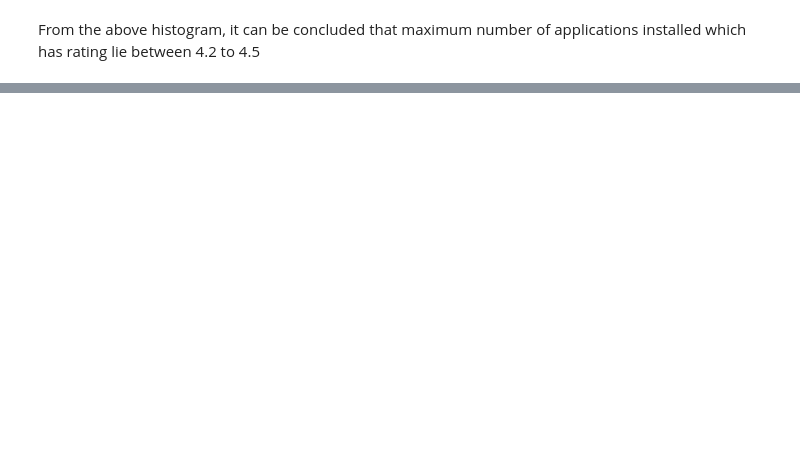
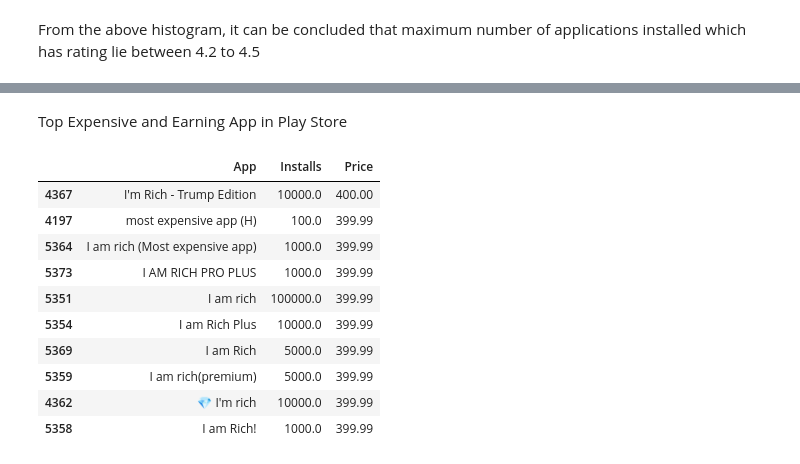
Before and after one commit to Sachin070292/Play-Store-App-Review-Analysis, a Jupyter notebook: Sachin_dubey_Play_Store_App_Review_Analysis.ipynb, the cells around one changed output, grey strips where cells are left out. Saved outputs shown, nothing was run; the diff lists cells and outputs as text; code cells hidden in the pictures; blank space fills up the shorter version.

```diff
--- a/Sachin_dubey_Play_Store_App_Review_Analysis.ipynb
+++ b/Sachin_dubey_Play_Store_App_Review_Analysis.ipynb
@@ -667,0 +661,18 @@ From the above histogram, it can be concluded that maximum number of application
+# %% [markdown]
+Top Expensive and Earning App in Play Store
+# %%
+paid_app = play_store_app[['App','Installs','Price']].sort_values(by= 'Price', ascending = False)
+# %%
+paid_app.head(10)  #top 10 paid app
+# %% [output]
+|  | App | Installs | Price |
+| 4367 | I'm Rich - Trump Edition | 10000.0 | 400.00 |
+| 4197 | most expensive app (H) | 100.0 | 399.99 |
+| 5364 | I am rich (Most expensive app) | 1000.0 | 399.99 |
+| 5373 | I AM RICH PRO PLUS | 1000.0 | 399.99 |
+| 5351 | I am rich | 100000.0 | 399.99 |
+| 5354 | I am Rich Plus | 10000.0 | 399.99 |
+| 5369 | I am Rich | 5000.0 | 399.99 |
+| 5359 | I am rich(premium) | 5000.0 | 399.99 |
+| 4362 | 💎 I'm rich | 10000.0 | 399.99 |
+| 5358 | I am Rich! | 1000.0 | 399.99 |
```
Also changed, not shown: parts of 19 cells of this notebook.
